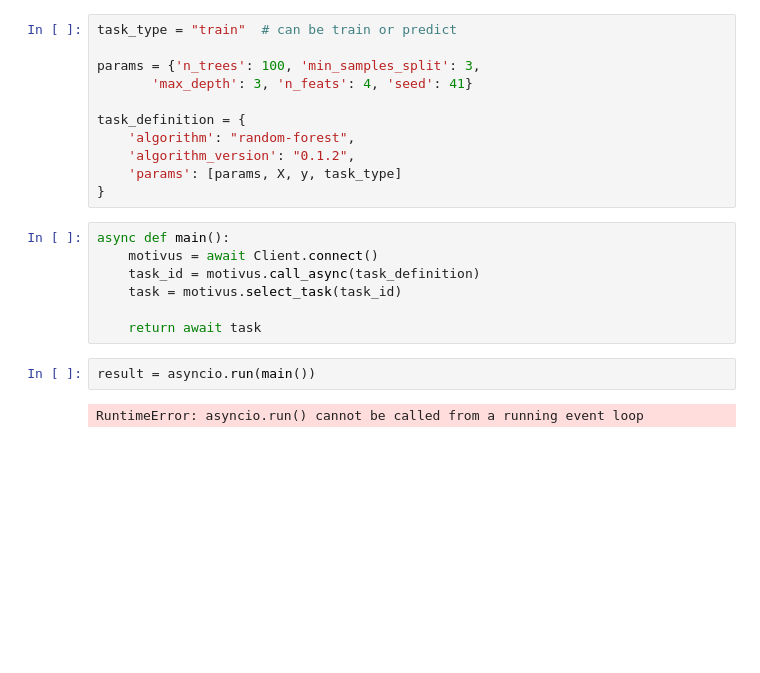
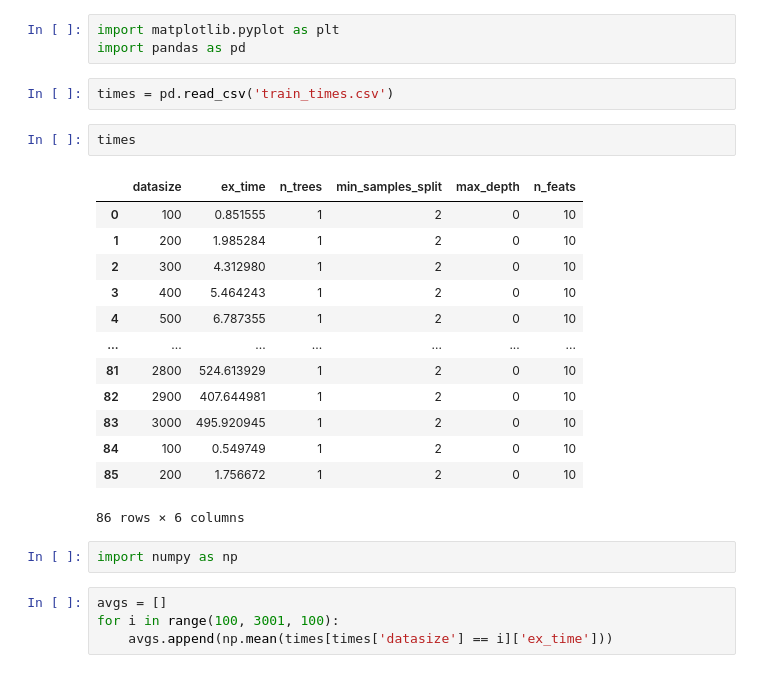
Before and after one commit to ulloacastillo/random-forest, a Jupyter notebook: profiling.ipynb, the cells around one changed output. Cells and saved outputs as stored; diff of their text form; blank space fills up the shorter version.

```diff
--- a/profiling.ipynb
+++ b/profiling.ipynb
@@ -17,22 +1,27 @@ X_train, X_test, y_train, y_test = train_test_split(X, y, test_size=0.25, random
-# %%
-task_type = "train"  # can be train or predict
-
-params = {'n_trees': 100, 'min_samples_split': 3,
-       'max_depth': 3, 'n_feats': 4, 'seed': 41}
-
-task_definition = {
-    'algorithm': "random-forest",
-    'algorithm_version': "0.1.2",
-    'params': [params, X, y, task_type]
-}
-# %%
-async def main():
-    motivus = await Client.connect()
-    task_id = motivus.call_async(task_definition)
-    task = motivus.select_task(task_id)
-
-    return await task
-# %%
-result = asyncio.run(main())
-# %% [output]
-RuntimeError: asyncio.run() cannot be called from a running event loop
+# %%
+import matplotlib.pyplot as plt
+import pandas as pd
+# %%
+times = pd.read_csv('train_times.csv')
+# %%
+times
+# %% [output]
+|  | datasize | ex_time | n_trees | min_samples_split | max_depth | n_feats |
+| 0 | 100 | 0.851555 | 1 | 2 | 0 | 10 |
+| 1 | 200 | 1.985284 | 1 | 2 | 0 | 10 |
+| 2 | 300 | 4.312980 | 1 | 2 | 0 | 10 |
+| 3 | 400 | 5.464243 | 1 | 2 | 0 | 10 |
+| 4 | 500 | 6.787355 | 1 | 2 | 0 | 10 |
+| ... | ... | ... | ... | ... | ... | ... |
+| 81 | 2800 | 524.613929 | 1 | 2 | 0 | 10 |
+| 82 | 2900 | 407.644981 | 1 | 2 | 0 | 10 |
+| 83 | 3000 | 495.920945 | 1 | 2 | 0 | 10 |
+| 84 | 100 | 0.549749 | 1 | 2 | 0 | 10 |
+| 85 | 200 | 1.756672 | 1 | 2 | 0 | 10 |
+86 rows × 6 columns
+# %%
+import numpy as np
+# %%
+avgs = []
+for i in range(100, 3001, 100):
+    avgs.append(np.mean(times[times['datasize'] == i]['ex_time']))
```
Also changed, not shown: parts of 17 cells of this notebook, 24 other files.
